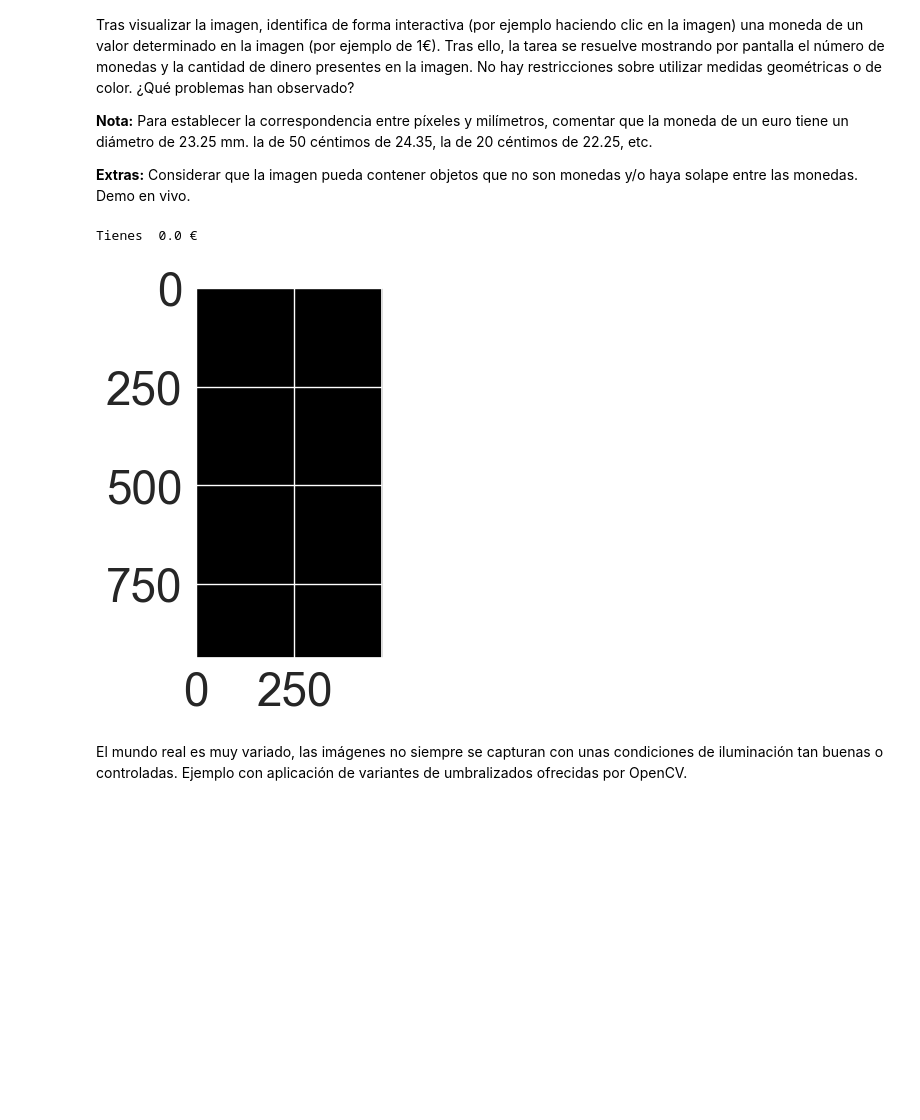
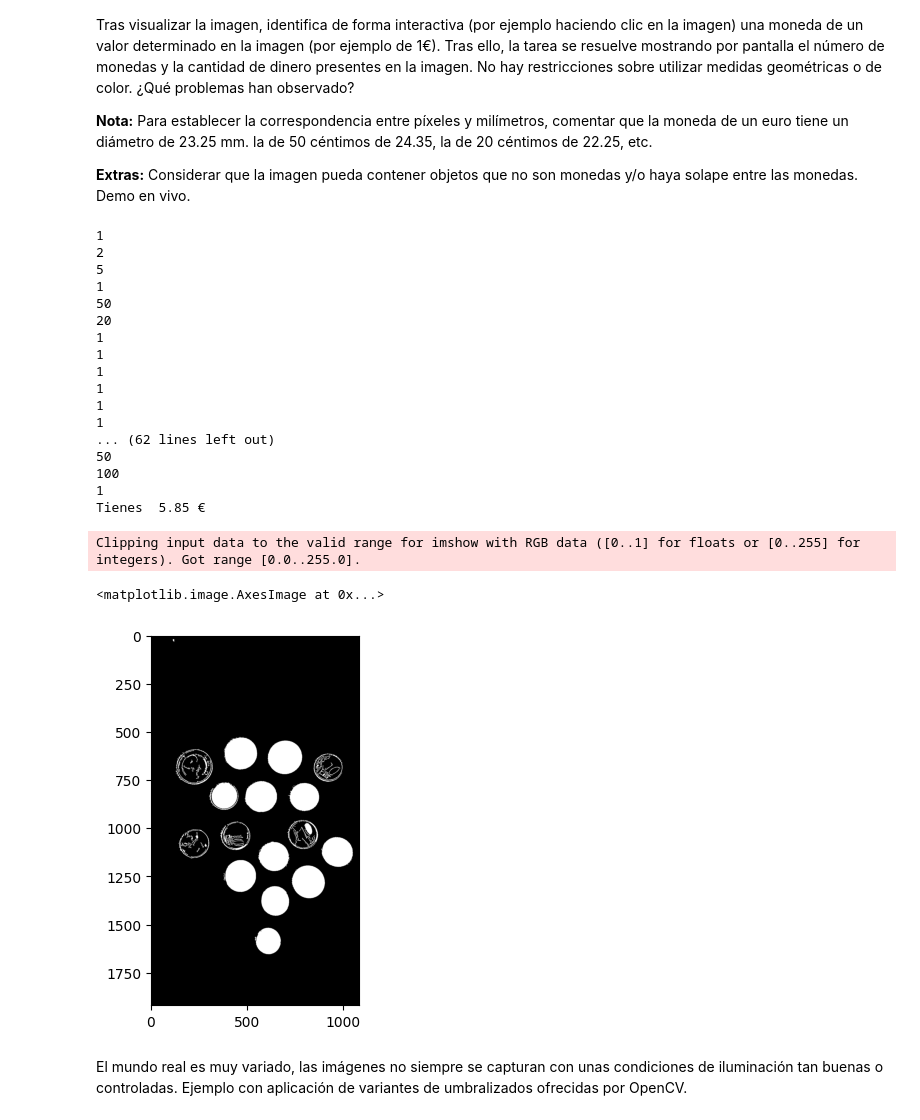
Before and after one commit to Kilamper/Vision-por-Computador, a Jupyter notebook: Práctica 3/VC_P3_G1.ipynb, the cells around one changed output. Cells and saved outputs as stored; diff of their text form; code cells hidden in the pictures; blank space fills up the shorter version.

```diff
--- a/Práctica 3/VC_P3_G1.ipynb
+++ b/Práctica 3/VC_P3_G1.ipynb
@@ -14,9 +14,12 @@ Tras visualizar la imagen, identifica de forma interactiva (por ejemplo haciendo
 **Extras:** Considerar que la imagen pueda contener objetos que no son monedas y/o haya solape entre las monedas. Demo en vivo.
 # %%
 img = cv2.imread('Material P3/Monedas.jpg')
+img = cv2.imread('Images/Coins1.jpeg')
 img_rgb = cv2.cvtColor(img, cv2.COLOR_BGR2RGB)
 img_gris = cv2.cvtColor(img, cv2.COLOR_BGR2GRAY)
 th,img_th = cv2.threshold(img_gris,0,255,cv2.THRESH_BINARY_INV+cv2.THRESH_OTSU)
+img_th = cv2.adaptiveThreshold(img_gris,255,cv2.ADAPTIVE_THRESH_GAUSSIAN_C,\
+            cv2.THRESH_BINARY_INV,11,2)
 #Obtiene únicamente los contornos externos
 contornos, hierarchy = cv2.findContours(img_th,
     cv2.RETR_EXTERNAL ,
@@ -56,37 +59,56 @@ cv2.setMouseCallback('Select reference coin', select_point)
 while cv2.waitKey(20) != 27:
         if clicked:
              break
 cv2.destroyAllWindows()
 
 
 experimental_diameters = []
 experimental_reference = None
 #Imagen negra
 img_cont = np.zeros(img_rgb.shape)
 #Recorre los contornos externos
 for c in contornos:
     #Área del contorno
     area = cv2.contourArea(c)
     #Área mínima (útil filtrar en ocasiones)
-    if area > 10:
+    if area > 50:
         #Mínimo círculo que contiene al contorno
         (cx,cy),radio = cv2.minEnclosingCircle(c)
         experimental_diameters.append(radio * 2)
         #Dibuja los contornos
         cv2.drawContours(img_cont, [c], -1, (255,255,255), -1)
         if np.sqrt(np.power(ix-cx,2) + np.power(iy-cy, 2)) <= radio:
              experimental_reference = radio * 2
 
 
 new_ratios = [element / experimental_reference for element in experimental_diameters]
 money = 0
 for ratio in new_ratios:
     money += coin_ratios[list(coin_ratios.keys())[np.argmin([abs(element - int(round(ratio,3)*100)) for element in coin_ratios.keys()])]]
+    print(coin_ratios[list(coin_ratios.keys())[np.argmin([abs(element - int(round(ratio,3)*100)) for element in coin_ratios.keys()])]])
+print("Tienes ", money/100, "€")
 plt.imshow(img_cont)
-print("Tienes ", money/100, "€")
 # %% [output]
-Tienes  0.0 €
+1
+2
+5
+1
+50
+20
+1
+1
+1
+1
+1
+1
+... (62 lines left out)
+50
+100
+1
+Tienes  5.85 €
+Clipping input data to the valid range for imshow with RGB data ([0..1] for floats or [0..255] for integers). Got range [0.0..255.0].
+<matplotlib.image.AxesImage at 0x...>
-[figure, old version]
+[figure, new version]
 # %% [markdown]
 El mundo real es muy variado, las imágenes no siempre se capturan con unas condiciones de iluminación tan buenas o controladas. Ejemplo con aplicación de variantes de umbralizados ofrecidas por OpenCV.
 # %% [markdown]
```
Also changed, not shown: parts of 12 cells of this notebook, 1 other file.
